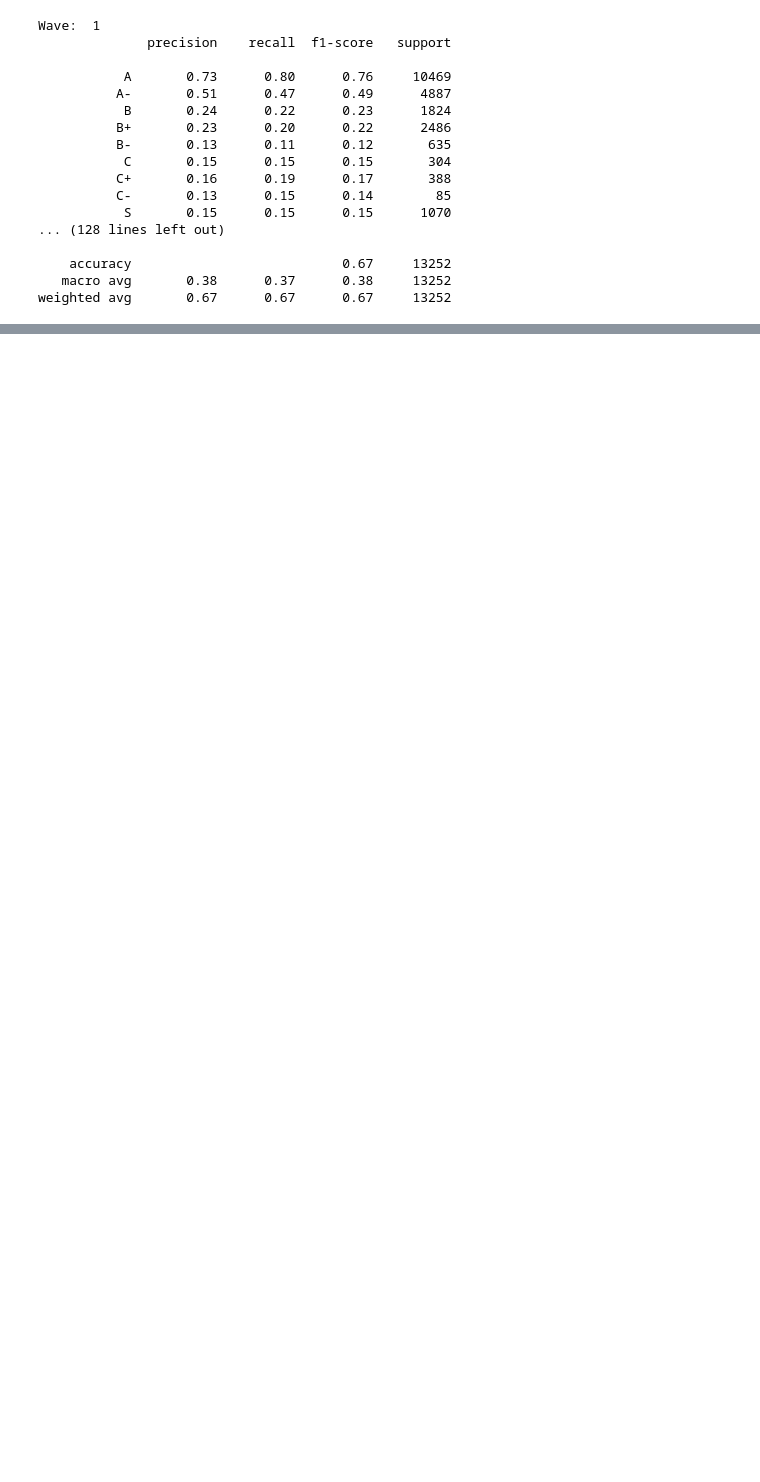
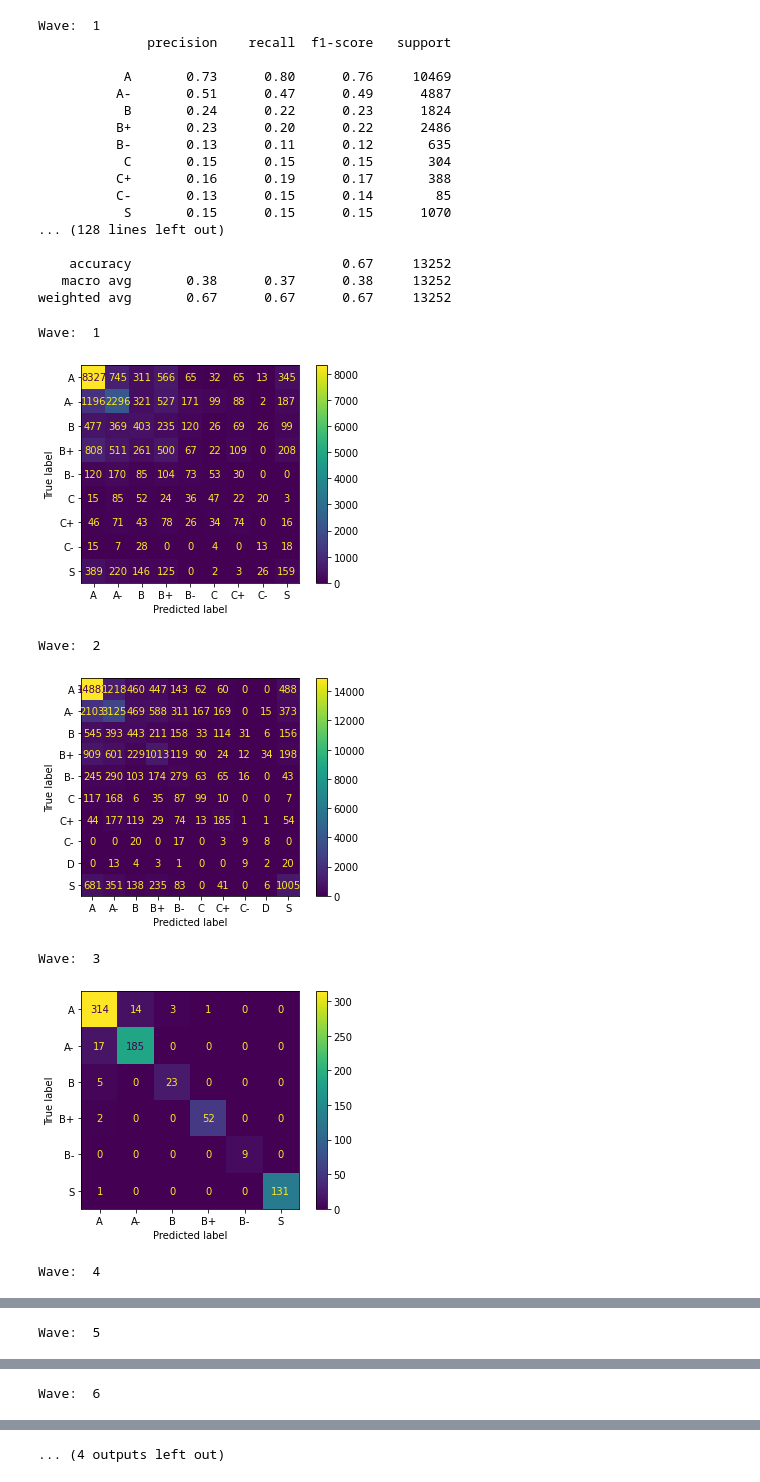
Before and after one commit to EAltunoglu/cmpe492, a Jupyter notebook: random_forest/classifier/grade/all_waves.ipynb, the cells around one changed output, grey strips where cells are left out. Saved outputs shown, nothing was run; the diff lists cells and outputs as text; code cells hidden in the pictures; blank space fills up the shorter version.

```diff
--- a/random_forest/classifier/grade/all_waves.ipynb
+++ b/random_forest/classifier/grade/all_waves.ipynb
@@ -40,3 +41,29 @@ Wave:  1
     accuracy                           0.67     13252
    macro avg       0.38      0.37      0.38     13252
 weighted avg       0.67      0.67      0.67     13252
+# %%
+# missing 201500 201700 201800 201810
+#               201510       201520       201600       201610      201620      201710      201720      201820
+# academic_periods = [201510, 201520, 201600, 201610, 201620, 201710, 201720, 201820]
+
+for wave in range(1, 9):
+    print('Wave: ', wave)
+    data = pd.read_csv(f'../../../final_data/activity_sleep_survey_grade/activity_sleep_survey_grade_{wave}.csv')
+
+    train_data = pd.get_dummies(data.drop(['egoid', 'FinalGrade'], axis=1))
+
+    train_features, test_features, train_labels, test_labels = train_test_split(train_data, data['FinalGrade'], test_size = 0.25, random_state = 42)
+
+    clf = RandomForestClassifier(n_estimators=1000, random_state=33, oob_score=True)
+    clf.fit(train_features, train_labels)
+    predictions = clf.predict(test_features)
+    ConfusionMatrixDisplay.from_predictions(test_labels, predictions)
+    plt.show()
+# %% [output]
+Wave:  1
+[figure, added]
+Wave:  2
+[figure, added]
+Wave:  3
+[figure, added]
+Wave:  4
@@ -42,0 +71 @@ weighted avg       0.67      0.67      0.67     13252
+Wave:  5
@@ -42,0 +73 @@ weighted avg       0.67      0.67      0.67     13252
+Wave:  6
@@ -42,0 +75 @@ weighted avg       0.67      0.67      0.67     13252
+... (4 outputs left out)
```
Also changed, not shown: parts of 3 cells of this notebook, 5 other files.
